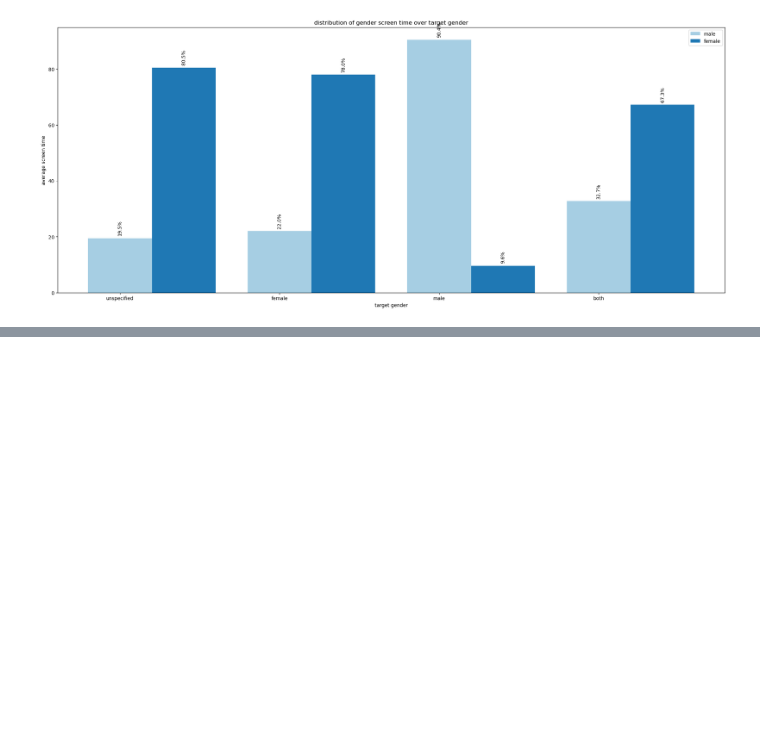
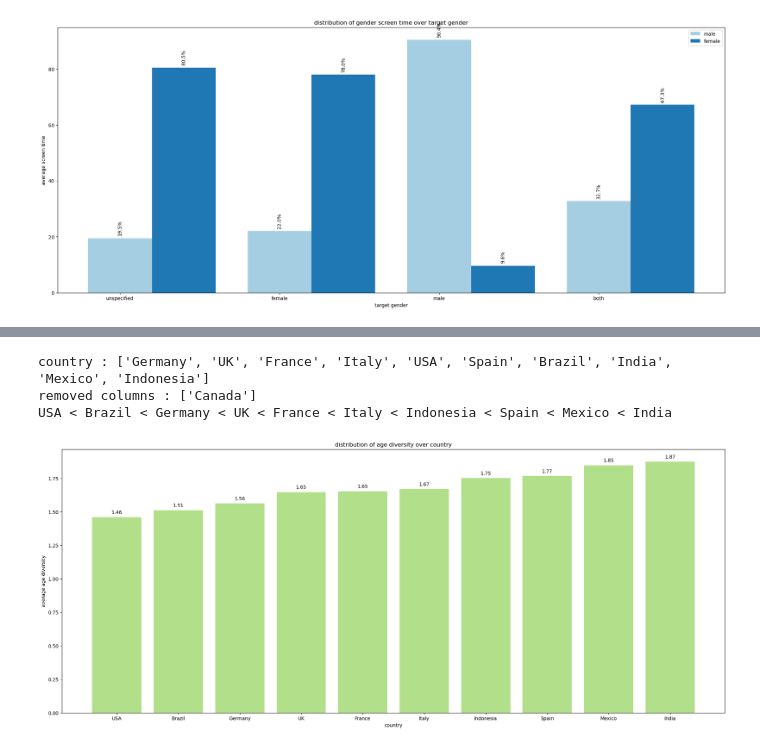
Before and after one commit to usc-sail/mica-muse-loreal, a Jupyter notebook: rp_x_metadata.ipynb, the cells around one changed output, grey strips where cells are left out. Drawn from its saved outputs; the diff is of its cells as text; code cells hidden in the pictures; blank space fills up the shorter version.

```diff
--- a/rp_x_metadata.ipynb
+++ b/rp_x_metadata.ipynb
@@ -351,0 +437,7 @@ female : unspecified > female > both > male
+# %%
+metadata_x_rp_std(data_df, rp_data2, "country", "age")
+# %% [output]
+country : ['Germany', 'UK', 'France', 'Italy', 'USA', 'Spain', 'Brazil', 'India', 'Mexico', 'Indonesia']
+removed columns : ['Canada']
+USA < Brazil < Germany < UK < France < Italy < Indonesia < Spain < Mexico < India
+[figure, added]
```
Also changed, not shown: parts of 13 cells of this notebook, 12 other files.
